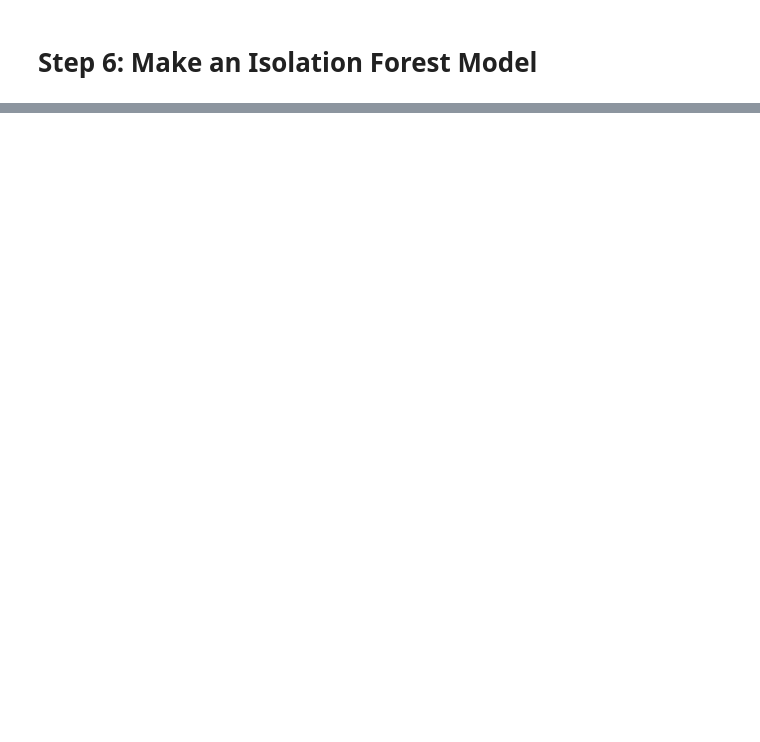
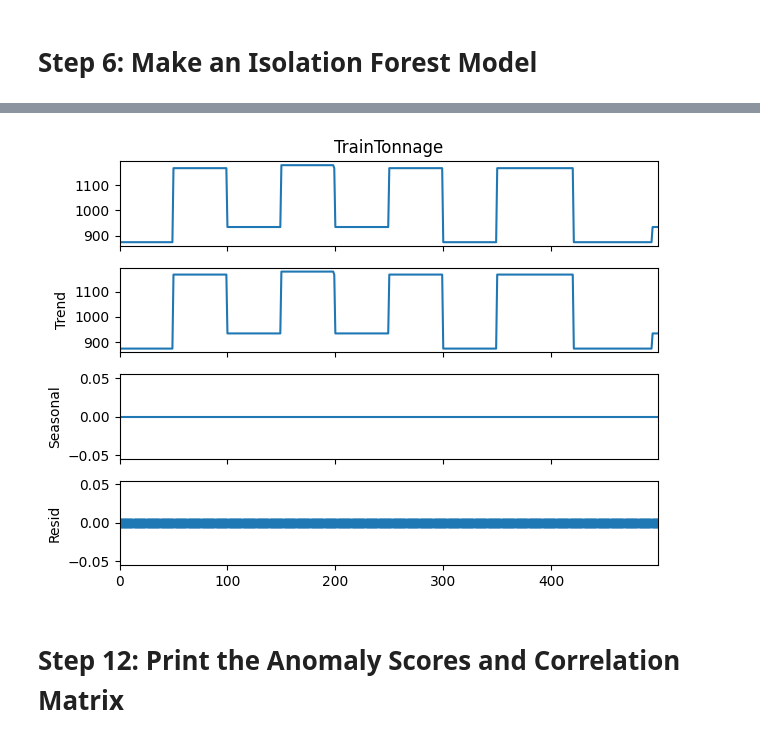
Before and after one commit to tosin2013/edge-anomaly-detection-notebooks, a Jupyter notebook: TrainTonnage_ISOLATION_FOREST.ipynb, the cells around one changed output, grey strips where cells are left out. Saved outputs shown, nothing was run; the diff lists cells and outputs as text; code cells hidden in the pictures; blank space fills up the shorter version.

```diff
--- a/TrainTonnage_ISOLATION_FOREST.ipynb
+++ b/TrainTonnage_ISOLATION_FOREST.ipynb
@@ -159,0 +200,9 @@ anomaly                           0.078170  1.000000
+# %%
+from statsmodels.tsa.seasonal import seasonal_decompose
+result = seasonal_decompose(df['TrainTonnage'], model='additive', period=1)  # Adjust period based on data frequency
+result.plot()
+plt.show()
+# %% [output]
+[figure, added]
+# %% [markdown]
+# Step 12: Print the Anomaly Scores and Correlation Matrix
```
Also changed, not shown: parts of 90 cells of this notebook.
